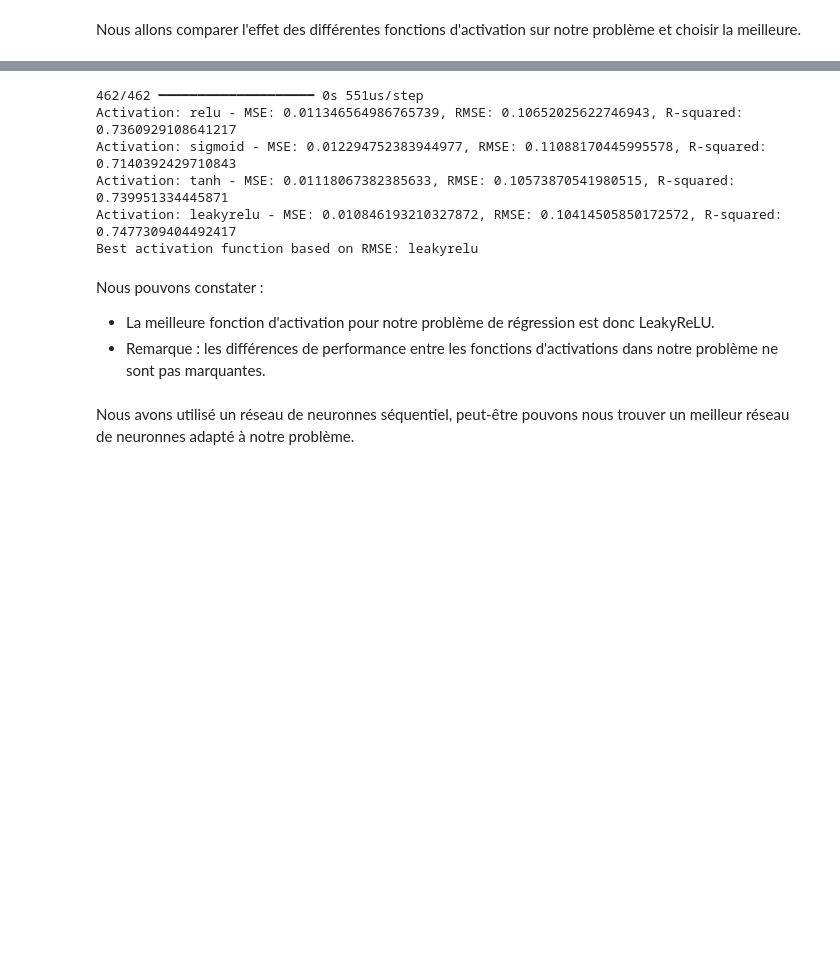
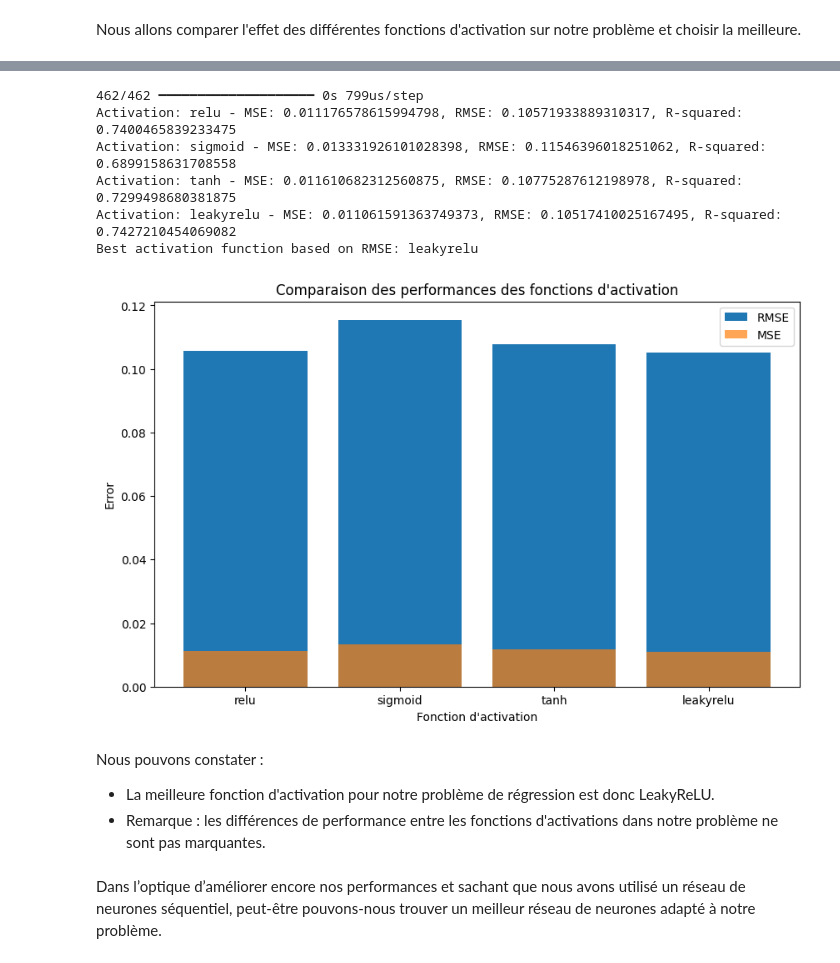
Before and after one commit to cordebar5u/PerformanceEvaluation_DataProcessing, a Jupyter notebook: projet.ipynb, the cells around one changed output, grey strips where cells are left out. Drawn from its saved outputs; the diff is of its cells as text; code cells hidden in the pictures; blank space fills up the shorter version.

```diff
--- a/projet.ipynb
+++ b/projet.ipynb
@@ -942,4 +936,14 @@ for activation, metrics in results.items():
 # Déterminer la meilleure fonction d'activation basée sur RMSE
 best_activation = min(results, key=lambda x: results[x]['RMSE'])
 print(f"Best activation function based on RMSE: {best_activation}")
+
+# Diagramme à barres pour comparer les performances RMSE et MSE des différentes fonctions d'activation
+plt.figure(figsize=(10, 6))
+plt.bar(results.keys(), [results[key]['RMSE'] for key in results], label='RMSE')
+plt.bar(results.keys(), [results[key]['MSE'] for key in results], label='MSE', alpha=0.7)
+plt.xlabel('Fonction d\'activation')
+plt.ylabel('Error')
+plt.title("Comparaison des performances des fonctions d\'activation")
+plt.legend()
+plt.show()
 # %% [output]
@@ -949,12 +953,13 @@ print(f"Best activation function based on RMSE: {best_activation}")
-462/462 ━━━━━━━━━━━━━━━━━━━━ 0s 551us/step
-Activation: relu - MSE: 0.011346564986765739, RMSE: 0.10652025622746943, R-squared: 0.7360929108641217
-Activation: sigmoid - MSE: 0.012294752383944977, RMSE: 0.11088170445995578, R-squared: 0.7140392429710843
-Activation: tanh - MSE: 0.01118067382385633, RMSE: 0.10573870541980515, R-squared: 0.739951334445871
-Activation: leakyrelu - MSE: 0.010846193210327872, RMSE: 0.10414505850172572, R-squared: 0.7477309404492417
+462/462 ━━━━━━━━━━━━━━━━━━━━ 0s 799us/step
+Activation: relu - MSE: 0.011176578615994798, RMSE: 0.10571933889310317, R-squared: 0.7400465839233475
+Activation: sigmoid - MSE: 0.013331926101028398, RMSE: 0.11546396018251062, R-squared: 0.6899158631708558
+Activation: tanh - MSE: 0.011610682312560875, RMSE: 0.10775287612198978, R-squared: 0.7299498680381875
+Activation: leakyrelu - MSE: 0.011061591363749373, RMSE: 0.10517410025167495, R-squared: 0.7427210454069082
 Best activation function based on RMSE: leakyrelu
+[figure, added]
 # %% [markdown]
 Nous pouvons constater :
 - La meilleure fonction d'activation pour notre problème de régression est donc LeakyReLU.
 - Remarque : les différences de performance entre les fonctions d'activations dans notre problème ne sont pas marquantes.
 # %% [markdown]
-Nous avons utilisé un réseau de neuronnes séquentiel, peut-être pouvons nous trouver un meilleur réseau de neuronnes adapté à notre problème.
+Dans l’optique d’améliorer encore nos performances et sachant que nous avons utilisé un réseau de neurones séquentiel, peut-être pouvons-nous trouver un meilleur réseau de neurones adapté à notre problème.
```
Also changed, not shown: parts of 17 cells of this notebook, 4 other files.
